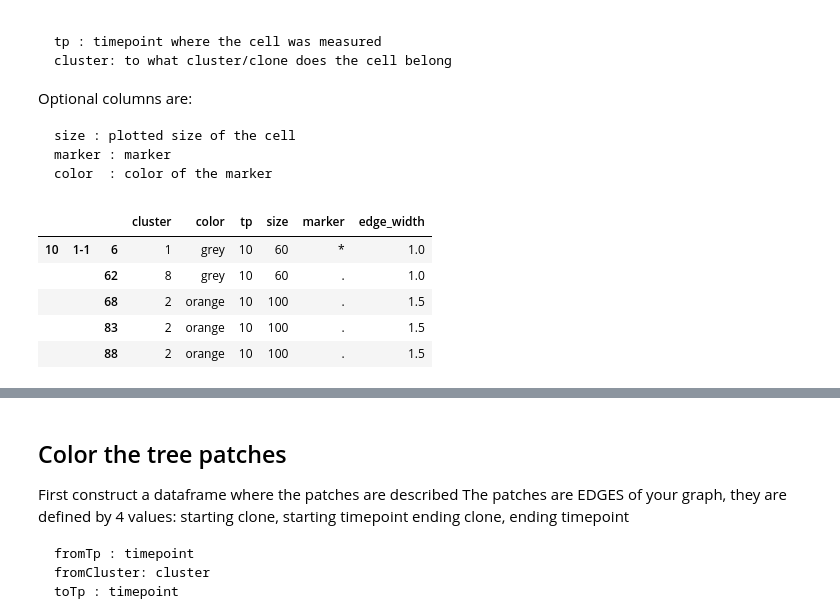
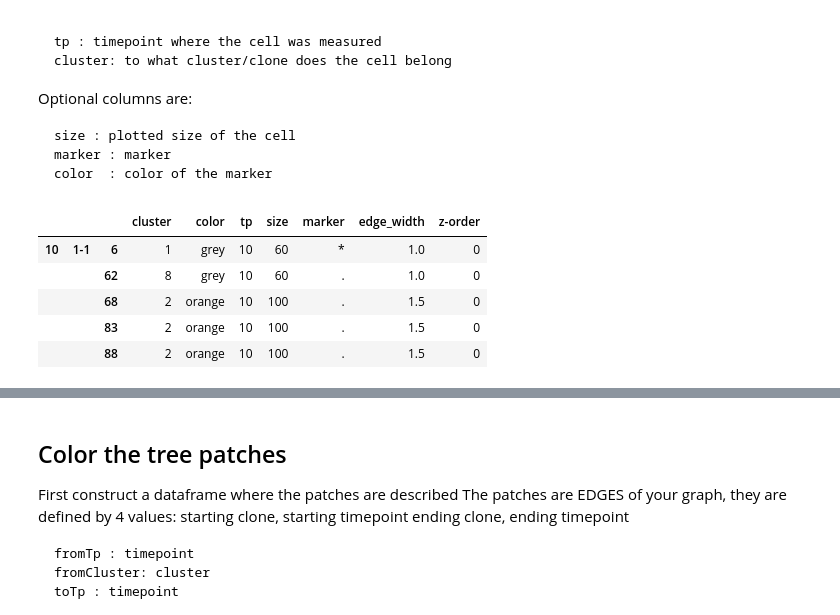
Before and after one commit to BuysDB/ToverBoom, a Jupyter notebook: notebooks/ToverBoom+Examples.ipynb, the cells around one changed output, grey strips where cells are left out. Cells and saved outputs as stored; diff of their text form; code cells hidden in the pictures.

```diff
--- a/notebooks/ToverBoom+Examples.ipynb
+++ b/notebooks/ToverBoom+Examples.ipynb
@@ -84,38 +84,41 @@ color  : color of the marker
 # %%
 # Load example data:
 replicate = 'APKS1'
 cellBarcodes = pd.read_pickle('../data/cellToBarcode.pickle').loc[replicate]
 cellCnv = pd.read_pickle('../data/singleCellCNVClustering.pickle.gz').loc[replicate]
 cellData = cellCnv
 
 #### Contruct a dataframe with cell data
 
 # Assign colors:
 cellData['color'] = [{
     3:'r', 16:'r', 20:'r' ,
     5:'c',  21:'c',
     2:'orange'}.get(cluster,'grey') for cluster in cellData['cluster'] ]
 
 # Assign passage:
 cellData['tp'] = [passage for passage, plate, cell in list(cellData.index)]
 
 # Assign sizes
 cellData['size'] = [100 if cluster==2 else 60 for cluster in cellData['cluster'] ]
 
 # Assign markers
 cellData['marker'] = [{3:'s', 5:'s', 1:'*'}.get(cluster,'.') for cluster in cellData['cluster'] ]
 
 # Assign edge width
 cellData['edge_width'] = [1.5 if cluster==2 else 1 for cluster in cellData['cluster'] ]
 
+# Assign order of plotting
+cellData['z-order'] = [1 if cluster==5 else 0 for cluster in cellData['cluster'] ]
+
 cellData.head()
 # %% [output]
-|  |  |  | cluster | color | tp | size | marker | edge_width |
-| 10 | 1-1 | 6 | 1 | grey | 10 | 60 | * | 1.0 |
-|  |  | 62 | 8 | grey | 10 | 60 | . | 1.0 |
-|  |  | 68 | 2 | orange | 10 | 100 | . | 1.5 |
-|  |  | 83 | 2 | orange | 10 | 100 | . | 1.5 |
-|  |  | 88 | 2 | orange | 10 | 100 | . | 1.5 |
+|  |  |  | cluster | color | tp | size | marker | edge_width | z-order |
+| 10 | 1-1 | 6 | 1 | grey | 10 | 60 | * | 1.0 | 0 |
+|  |  | 62 | 8 | grey | 10 | 60 | . | 1.0 | 0 |
+|  |  | 68 | 2 | orange | 10 | 100 | . | 1.5 | 0 |
+|  |  | 83 | 2 | orange | 10 | 100 | . | 1.5 | 0 |
+|  |  | 88 | 2 | orange | 10 | 100 | . | 1.5 | 0 |
 # %%
 lg.plotSingleCells(cellData,plotPatches=True,enableShadow=True)
 ax = plt.gca()
```
Also changed, not shown: 1 other file.
